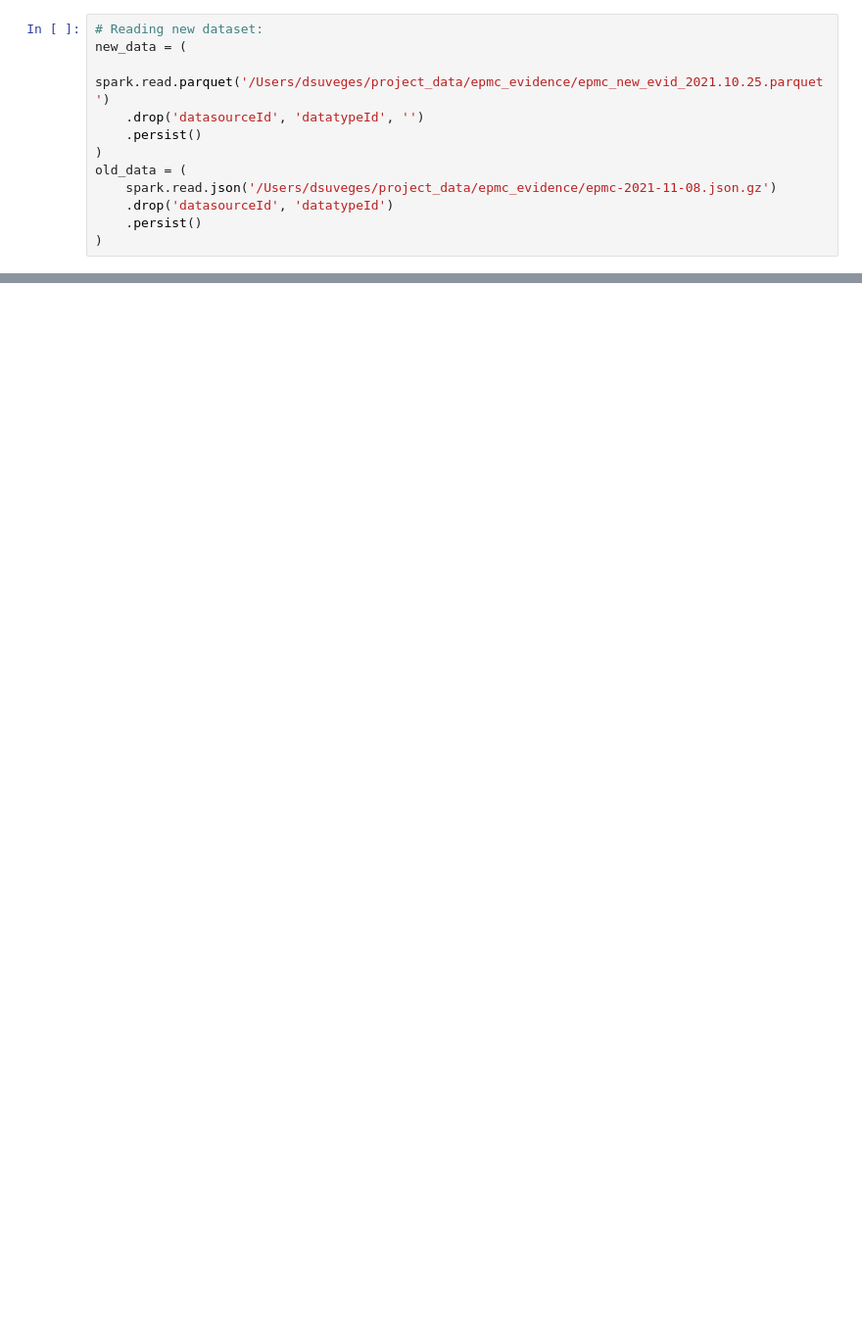
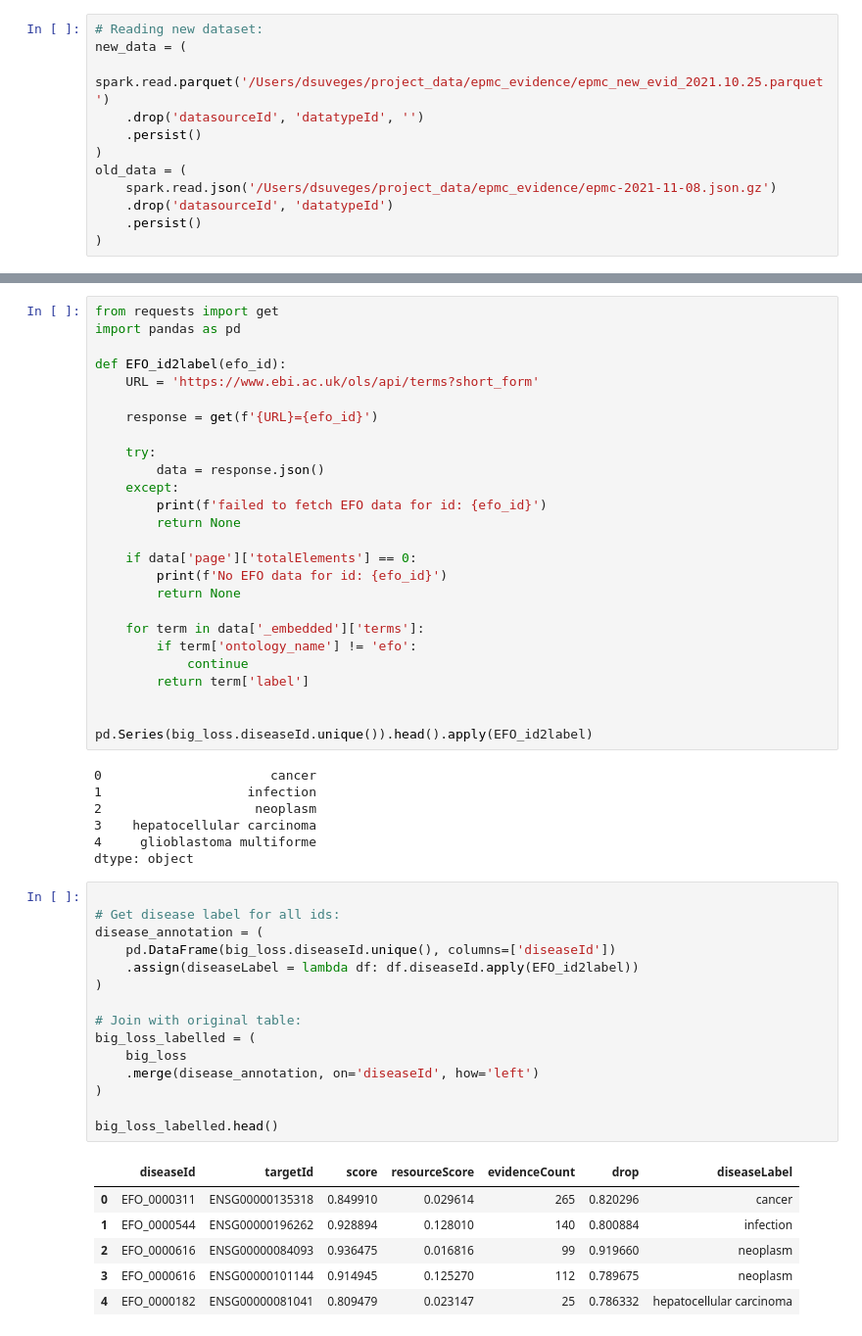
Before and after one commit to DSuveges/random_notebooks, a Jupyter notebook: issue-1867-EPMC_evidence_comparison/Reviewing_empc_evidence.ipynb, the cells around one changed output, grey strips where cells are left out. Shown at 98% size. Cells and saved outputs as stored; diff of their text form; blank space fills up the shorter version.

```diff
--- a/issue-1867-EPMC_evidence_comparison/Reviewing_empc_evidence.ipynb
+++ b/issue-1867-EPMC_evidence_comparison/Reviewing_empc_evidence.ipynb
@@ -62,0 +257,55 @@ old_data = (
+# %%
+from requests import get
+import pandas as pd
+
+def EFO_id2label(efo_id):
+    URL = 'https://www.ebi.ac.uk/ols/api/terms?short_form'
+
+    response = get(f'{URL}={efo_id}')
+
+    try:
+        data = response.json()
+    except:
+        print(f'failed to fetch EFO data for id: {efo_id}')
+        return None
+
+    if data['page']['totalElements'] == 0:
+        print(f'No EFO data for id: {efo_id}')
+        return None
+
+    for term in data['_embedded']['terms']:
+        if term['ontology_name'] != 'efo':
+            continue
+        return term['label']
+
+
+pd.Series(big_loss.diseaseId.unique()).head().apply(EFO_id2label)
+# %% [output]
+0                      cancer
+1                   infection
+2                    neoplasm
+3    hepatocellular carcinoma
+4     glioblastoma multiforme
+dtype: object
+# %%
+
+# Get disease label for all ids:
+disease_annotation = (
+    pd.DataFrame(big_loss.diseaseId.unique(), columns=['diseaseId'])
+    .assign(diseaseLabel = lambda df: df.diseaseId.apply(EFO_id2label))
+)
+
+# Join with original table:
+big_loss_labelled = (
+    big_loss
+    .merge(disease_annotation, on='diseaseId', how='left')
+)
+
+big_loss_labelled.head()
+# %% [output]
+|  | diseaseId | targetId | score | resourceScore | evidenceCount | drop | diseaseLabel |
+| 0 | EFO_0000311 | ENSG00000135318 | 0.849910 | 0.029614 | 265 | 0.820296 | cancer |
+| 1 | EFO_0000544 | ENSG00000196262 | 0.928894 | 0.128010 | 140 | 0.800884 | infection |
+| 2 | EFO_0000616 | ENSG00000084093 | 0.936475 | 0.016816 | 99 | 0.919660 | neoplasm |
+| 3 | EFO_0000616 | ENSG00000101144 | 0.914945 | 0.125270 | 112 | 0.789675 | neoplasm |
+| 4 | EFO_0000182 | ENSG00000081041 | 0.809479 | 0.023147 | 25 | 0.786332 | hepatocellular carcinoma |
```
Also changed, not shown: parts of 34 cells of this notebook, 3 other files.
